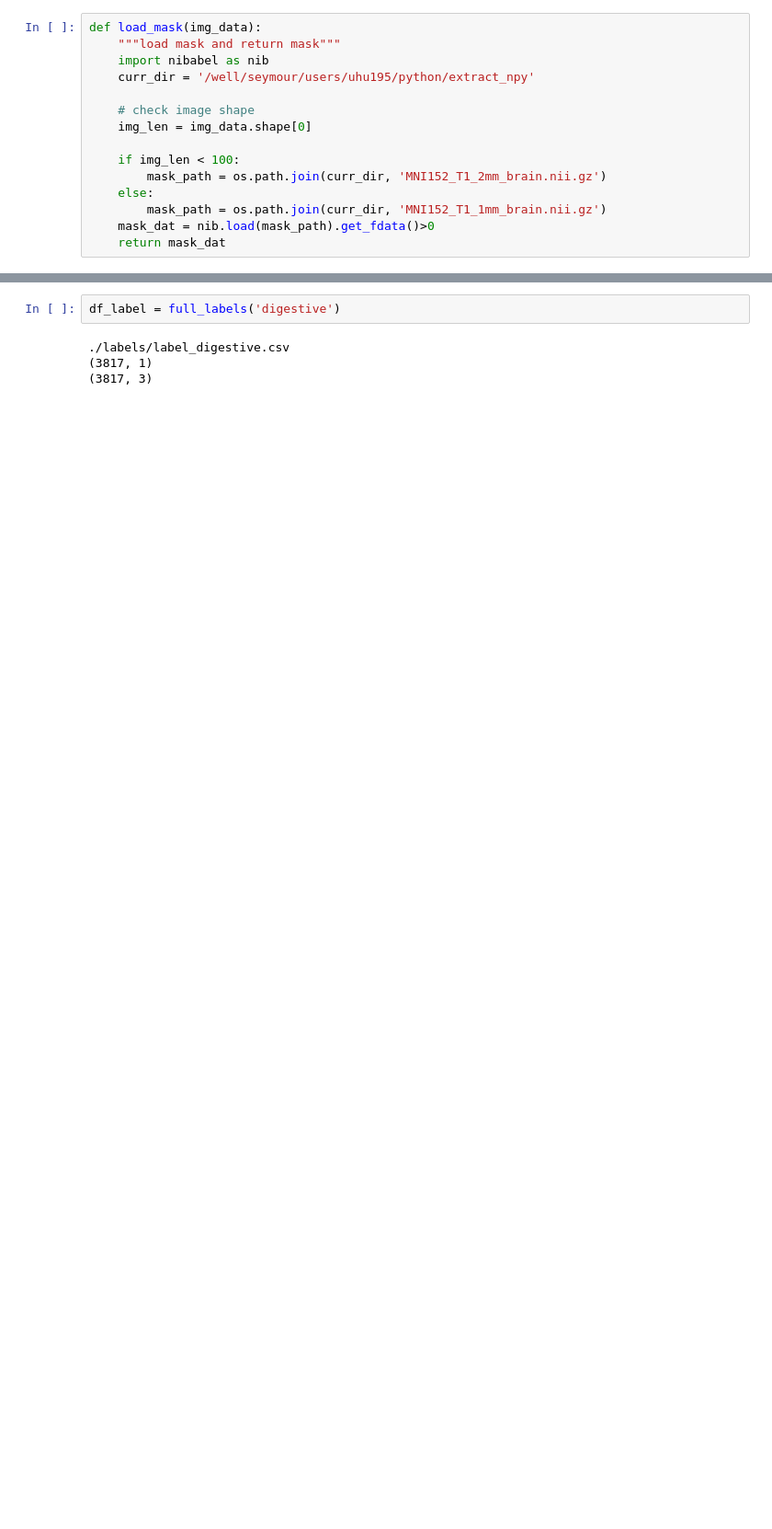
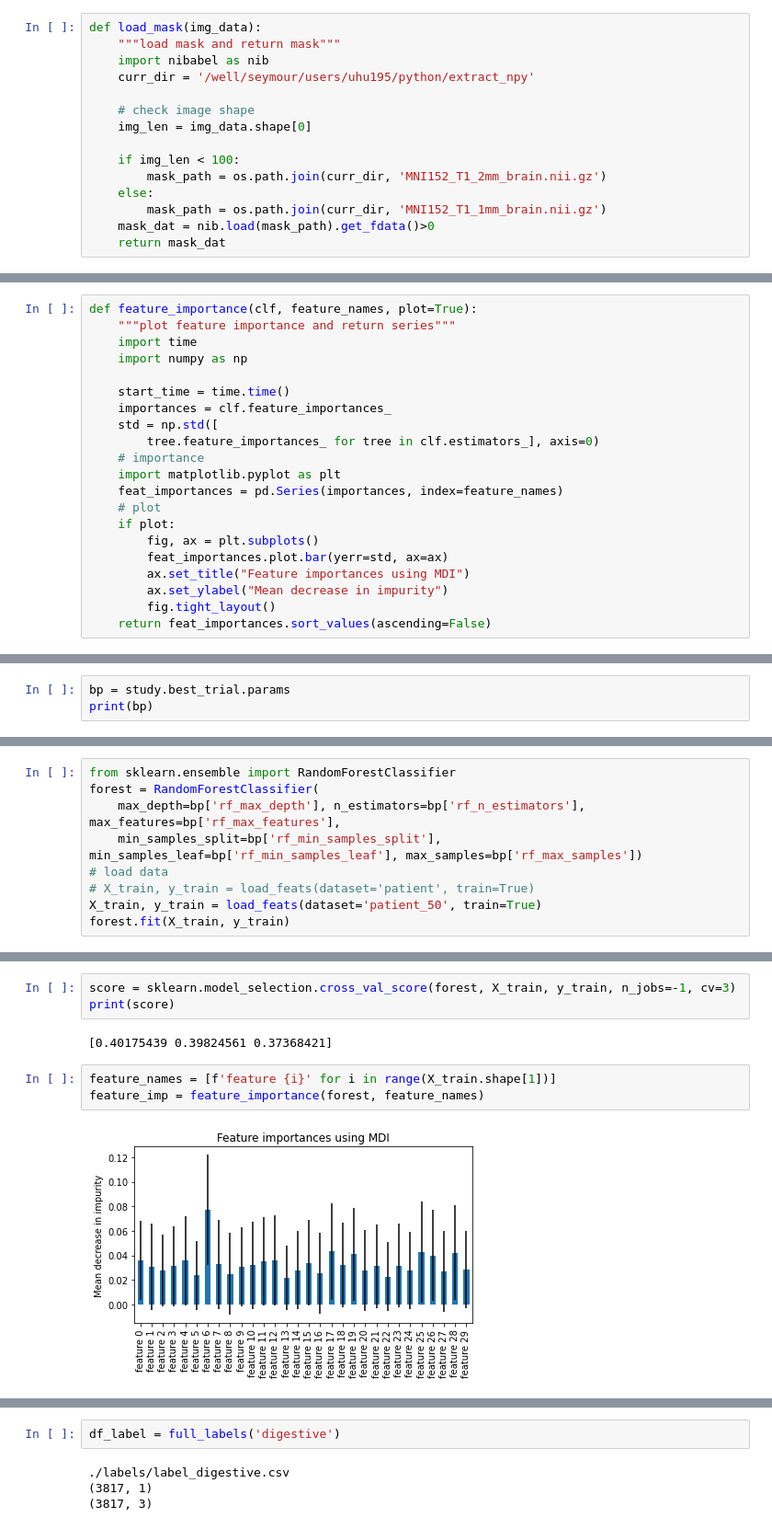
Before and after one commit to syzhang/bfl_extract, a Jupyter notebook: dev_clf.ipynb, the cells around one changed output, grey strips where cells are left out. Shown at 92% size. Drawn from its saved outputs; the diff is of its cells as text; blank space fills up the shorter version.

Commit message:
sort feats bfl

```diff
--- a/dev_clf.ipynb
+++ b/dev_clf.ipynb
@@ -113,0 +120,21 @@ def load_mask(img_data):
+# %%
+def feature_importance(clf, feature_names, plot=True):
+    """plot feature importance and return series"""
+    import time
+    import numpy as np
+
+    start_time = time.time()
+    importances = clf.feature_importances_
+    std = np.std([
+        tree.feature_importances_ for tree in clf.estimators_], axis=0)
+    # importance
+    import matplotlib.pyplot as plt
+    feat_importances = pd.Series(importances, index=feature_names)
+    # plot
+    if plot:
+        fig, ax = plt.subplots()
+        feat_importances.plot.bar(yerr=std, ax=ax)
+        ax.set_title("Feature importances using MDI")
+        ax.set_ylabel("Mean decrease in impurity")
+        fig.tight_layout()
+    return feat_importances.sort_values(ascending=False)
@@ -113,0 +295,3 @@ def load_mask(img_data):
+# %%
+bp = study.best_trial.params
+print(bp)
@@ -113,0 +300,9 @@ def load_mask(img_data):
+# %%
+from sklearn.ensemble import RandomForestClassifier
+forest = RandomForestClassifier(
+    max_depth=bp['rf_max_depth'], n_estimators=bp['rf_n_estimators'], max_features=bp['rf_max_features'],
+    min_samples_split=bp['rf_min_samples_split'], min_samples_leaf=bp['rf_min_samples_leaf'], max_samples=bp['rf_max_samples'])
+# load data
+# X_train, y_train = load_feats(dataset='patient', train=True)
+X_train, y_train = load_feats(dataset='patient_50', train=True)
+forest.fit(X_train, y_train)
@@ -113,0 +321,10 @@ def load_mask(img_data):
+# %%
+score = sklearn.model_selection.cross_val_score(forest, X_train, y_train, n_jobs=-1, cv=3)
+print(score)
+# %% [output]
+[0.40175439 0.39824561 0.37368421]
+# %%
+feature_names = [f'feature {i}' for i in range(X_train.shape[1])]
+feature_imp = feature_importance(forest, feature_names)
+# %% [output]
+[figure, added]
```
Also changed, not shown: parts of 119 cells of this notebook.
